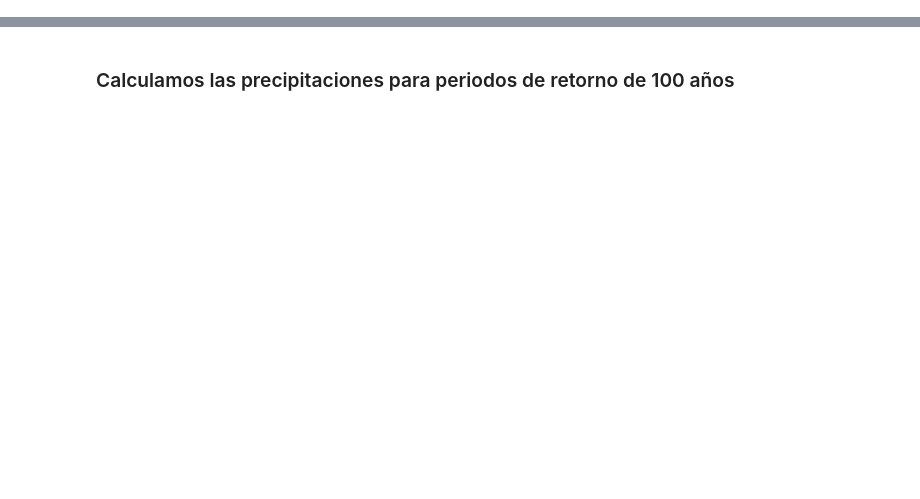
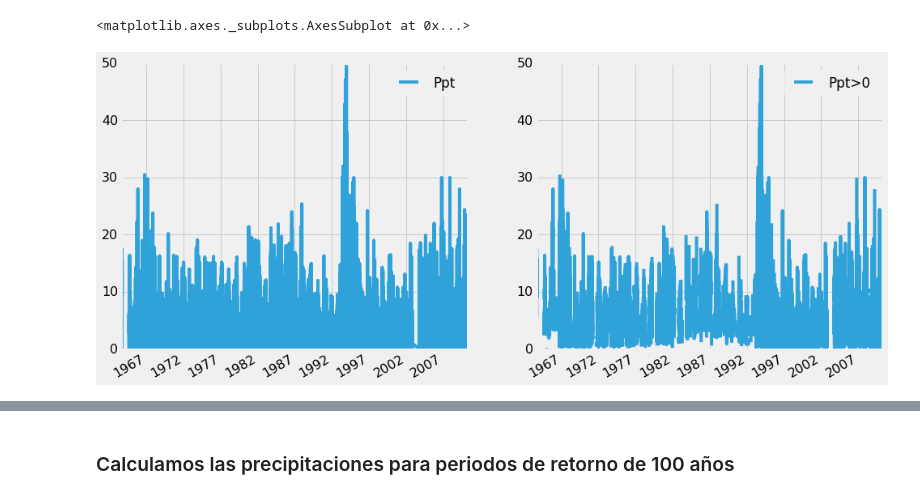
Before and after one commit to SaulMontoya/Tutorial-to-estimate-Rainfall-for-a-given-Return-Period-with-Python, a Jupyter notebook: Tutorial to estimate Rainfall for a given Return Period with Python.ipynb, the cells around one changed output, grey strips where cells are left out. Saved outputs shown, nothing was run; the diff lists cells and outputs as text; code cells hidden in the pictures; blank space fills up the shorter version.

```diff
--- a/Tutorial to estimate Rainfall for a given Return Period with Python.ipynb
+++ b/Tutorial to estimate Rainfall for a given Return Period with Python.ipynb
@@ -29,0 +9,15 @@ array([[<matplotlib.axes.AxesSubplot object at 0x...>]], dtype=object)
+# %%
+# Formato colores, mas opciones ver print(plt.style.available)
+plt.style.use('fivethirtyeight')
+# Tamaño grafos
+figsize = (15,7)
+# Tamaño letras
+SIZE = 16
+plt.rc('xtick', labelsize=SIZE)
+plt.rc('ytick', labelsize=SIZE)
+plt.rc('axes', titlesize=SIZE)
+# %%
+# Leer los datos desde archivo separado por comas
+Yauyos = pd.read_csv('Precip_Est_Yauyos.csv', index_col=0, parse_dates=True)
+# Toma datos mayores que cero
+Yauyos_ = Yauyos[Yauyos>0].rename(columns={'Ppt':'Ppt>0'})
@@ -29,0 +37,8 @@ array([[<matplotlib.axes.AxesSubplot object at 0x...>]], dtype=object)
+# %%
+# Grafico de serie de tiempo
+fig, axs = plt.subplots(nrows=1, ncols=2, figsize=figsize)
+Yauyos.plot(ax=axs[0])
+Yauyos_.plot(ax=axs[1])
+# %% [output]
+<matplotlib.axes._subplots.AxesSubplot at 0x...>
+[figure, added]
```
Also changed, not shown: parts of 16 cells of this notebook.
